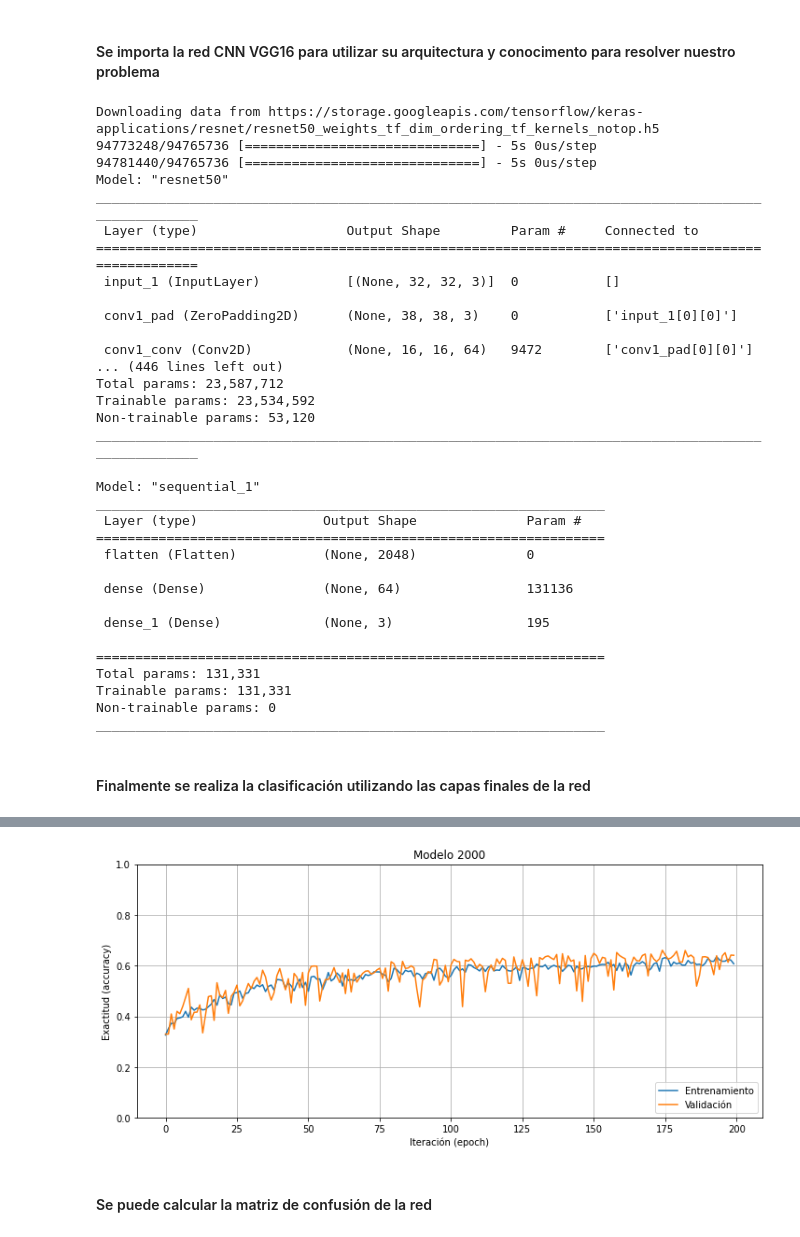
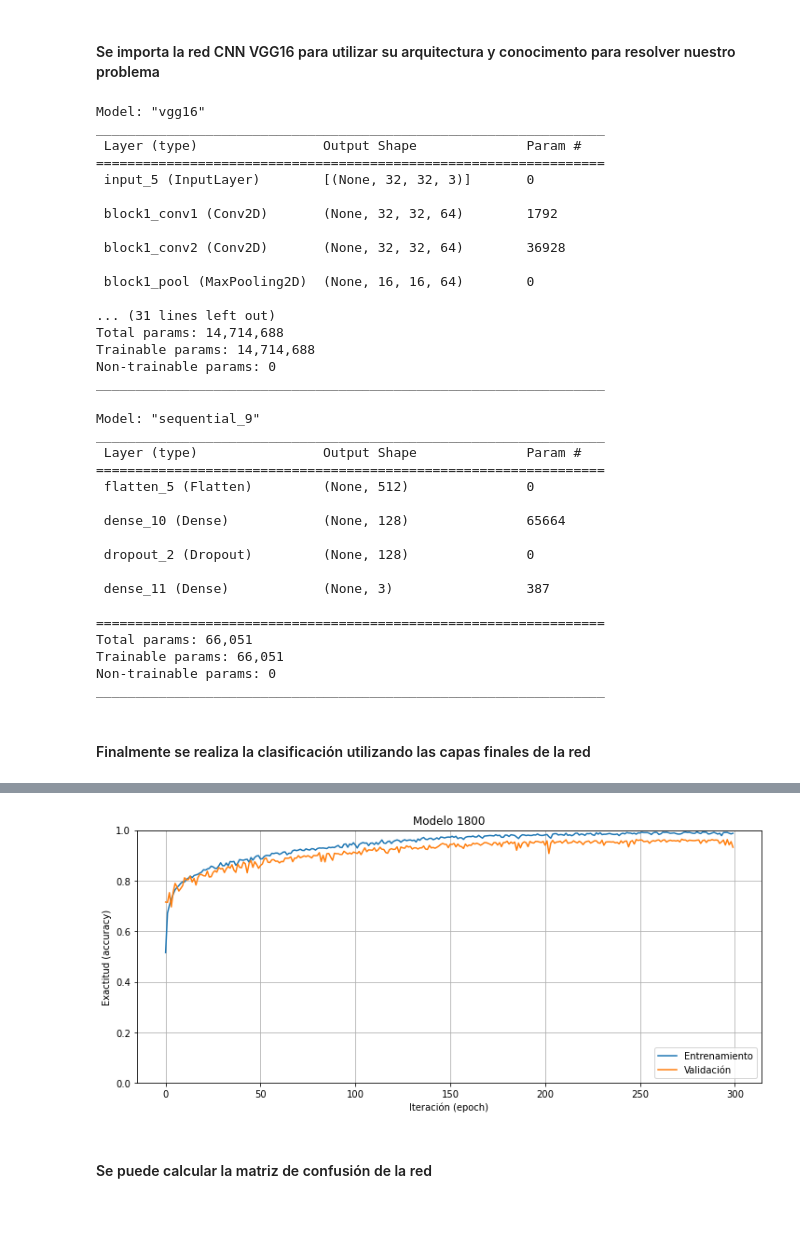
Before and after one commit to vidaldani/MangoGrading, a Jupyter notebook: CNN.ipynb, the cells around one changed output, grey strips where cells are left out. Saved outputs shown, nothing was run; the diff lists cells and outputs as text; code cells hidden in the pictures.

```diff
--- a/CNN.ipynb
+++ b/CNN.ipynb
@@ -25,6 +25,7 @@ from keras.layers import Flatten, Dense, BatchNormalization, Dropout
 from skimage.io import imread
 from skimage.transform import resize
 from sklearn.model_selection import train_test_split
+from sklearn.metrics import ConfusionMatrixDisplay,confusion_matrix
 from random import seed
 from random import randint
 from keras import layers
@@ -79,25 +80,25 @@ def plot_history(history):
 def cnn1(_input_shape, classes):
     model = Sequential()
     model.add(Flatten(input_shape=_input_shape))
-    model.add(Dense(100, activation='relu'))
-    model.add(Dropout(0.5))
-    model.add(BatchNormalization())
+    model.add(Dense(64, activation='relu'))
     model.add(Dense(classes, activation='softmax'))
     return model
 
 def cnn2(_input_shape, classes):
     model = Sequential()
     model.add(Flatten(input_shape=_input_shape))
-    model.add(Dense(64, activation='relu'))
+    model.add(Dense(100, activation='relu', kernel_initializer='he_uniform'))
+    model.add(Dropout(0.2))
     model.add(Dense(classes, activation='softmax'))
     return model
 
 def cnn3(_input_shape, classes):
     model = Sequential()
-    model.add(layers.Flatten(input_shape=_input_shape))
-    model.add(layers.Dense(128, activation='relu', kernel_initializer='he_uniform'))
-    model.add(layers.Dropout(0.2))
-    model.add(layers.Dense(classes, activation='softmax'))
+    model.add(Flatten(input_shape=_input_shape))
+    model.add(Dense(128, activation='relu'))
+    model.add(Dropout(0.5))
+    model.add(BatchNormalization())
+    model.add(Dense(classes, activation='softmax'))
     return model
 
 def get_base_model(name):
@@ -209,31 +210,31 @@ test_target = tf.keras.utils.to_categorical(t_test)
 #### Se importa la red CNN VGG16 para utilizar su arquitectura y conocimento para resolver nuestro problema
 # %%
 # include top should be False to remove the softmax layer
-model_name = "resnet"
+model_name = "vgg"
 pretrained_model = get_base_model(model_name)
 pretrained_model.summary()
 # %% [output]
-Downloading data from https://storage.googleapis.com/tensorflow/keras-applications/resnet/resnet50_weights_tf_dim_ordering_tf_kernels_notop.h5
-94773248/94765736 [==============================] - 5s 0us/step
-94781440/94765736 [==============================] - 5s 0us/step
-Model: "resnet50"
-__________________________________________________________________________________________________
- Layer (type)                   Output Shape         Param #     Connected to
-==================================================================================================
- input_1 (InputLayer)           [(None, 32, 32, 3)]  0           []
+Model: "vgg16"
+_________________________________________________________________
+ Layer (type)                Output Shape              Param #
+=================================================================
+ input_5 (InputLayer)        [(None, 32, 32, 3)]       0
 
- conv1_pad (ZeroPadding2D)      (None, 38, 38, 3)    0           ['input_1[0][0]']
+ block1_conv1 (Conv2D)       (None, 32, 32, 64)        1792
 
- conv1_conv (Conv2D)            (None, 16, 16, 64)   9472        ['conv1_pad[0][0]']
-... (446 lines left out)
-Total params: 23,587,712
-Trainable params: 23,534,592
-Non-trainable params: 53,120
-__________________________________________________________________________________________________
+ block1_conv2 (Conv2D)       (None, 32, 32, 64)        36928
+
+ block1_pool (MaxPooling2D)  (None, 16, 16, 64)        0
+
+... (31 lines left out)
+Total params: 14,714,688
+Trainable params: 14,714,688
+Non-trainable params: 0
+_________________________________________________________________
 # %%
 classes = 3
 input_shape = pretrained_model.output_shape[1:4]
-modelCNN = cnn2(input_shape, classes)
+modelCNN = cnn3(input_shape, classes)
 # compile the model
 modelCNN.compile(optimizer='adam', metrics=['accuracy',
                                             tf.keras.metrics.Recall(),
@@ -243,27 +244,29 @@ modelCNN.compile(optimizer='adam', metrics=['accuracy',
                                             tf.keras.metrics.AUC()], loss='categorical_crossentropy')
 modelCNN.summary()
 # %% [output]
-Model: "sequential_1"
+Model: "sequential_9"
 _________________________________________________________________
  Layer (type)                Output Shape              Param #
 =================================================================
- flatten (Flatten)           (None, 2048)              0
+ flatten_5 (Flatten)         (None, 512)               0
 
- dense (Dense)               (None, 64)                131136
+ dense_10 (Dense)            (None, 128)               65664
 
- dense_1 (Dense)             (None, 3)                 195
+ dropout_2 (Dropout)         (None, 128)               0
+
+ dense_11 (Dense)            (None, 3)                 387
 
 =================================================================
-Total params: 131,331
-Trainable params: 131,331
+Total params: 66,051
+Trainable params: 66,051
 Non-trainable params: 0
 _________________________________________________________________
 # %% [markdown]
 #### Finalmente se realiza la clasificación utilizando las capas finales de la red
 # %%
 # train model using features generated from VGG16 model
-epochs = 200
-batch_size = 60
+epochs = 300
+batch_size = 50
 specificity = []
 train_time = []
 eval_time = []
@@ -349,4 +352,4 @@ Epoch 6/200
-[figure, old version]
+[figure, new version]
 # %% [markdown]
 #### Se puede calcular la matriz de confusión de la red
 # %%
```
Also changed, not shown: parts of 2 cells of this notebook, 2 other files.
